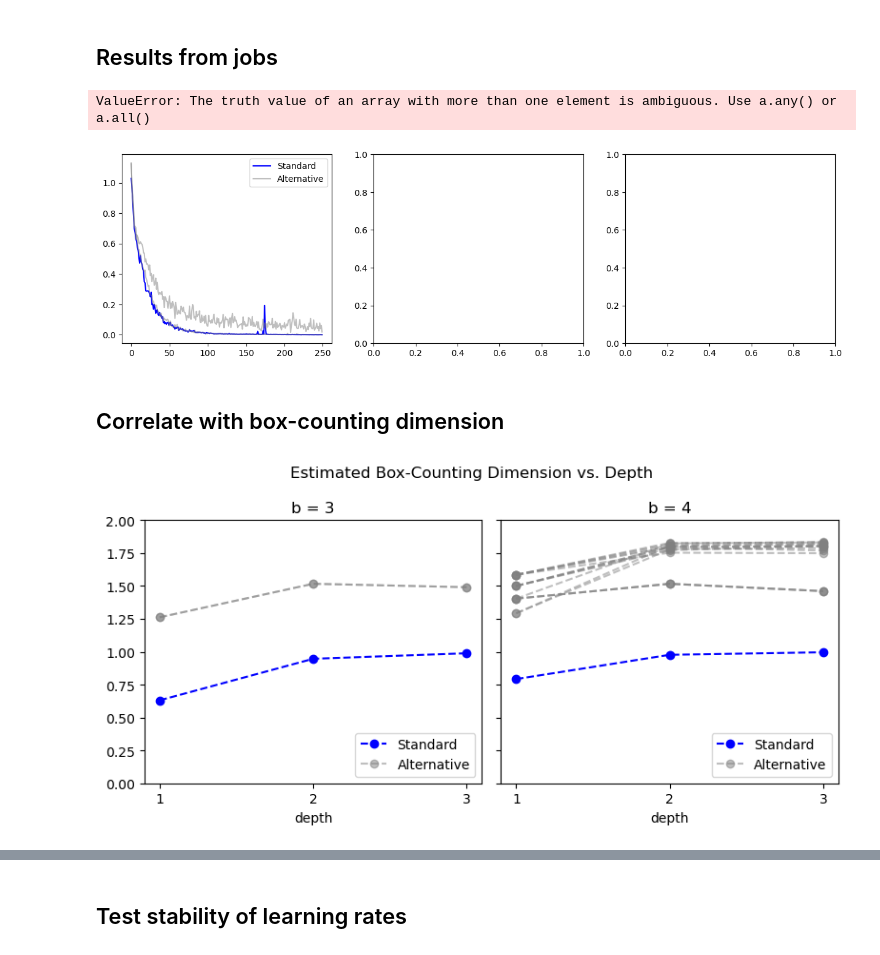
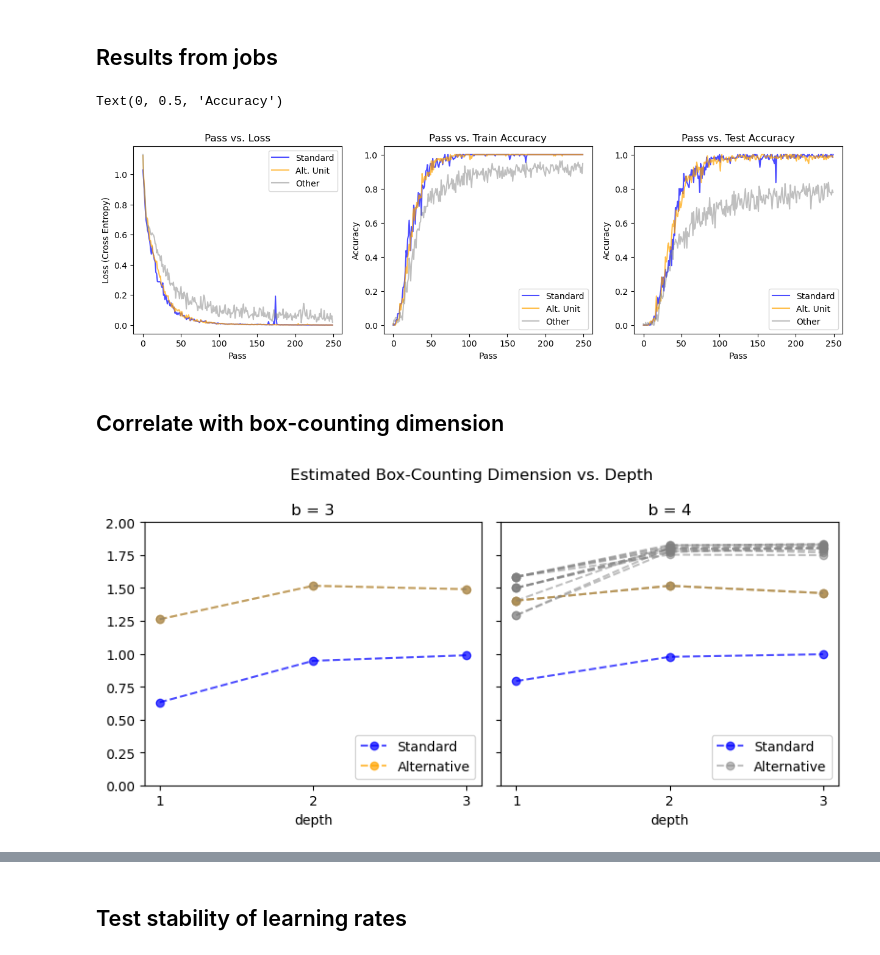
Before and after one commit to cutterdawes/BaseAddition, a Jupyter notebook: ml/ml.ipynb, the cells around one changed output, grey strips where cells are left out. Saved outputs shown, nothing was run; the diff lists cells and outputs as text; code cells hidden in the pictures.

Commit message:
Edit figure formatting

```diff
--- a/ml/ml.ipynb
+++ b/ml/ml.ipynb
@@ -63,52 +63,58 @@ loss = 0.047138, training_acc = 0.981, testing_acc = 0.833
 # %% [markdown]
 ## Results from jobs
 # %%
-with open('../pickles/learning_metrics3.pickle', 'rb') as f:
+with open('../pickles/learning_metrics/learning_metrics3.pickle', 'rb') as f:
     learning_metrics = pickle.load(f)
 # %%
 fig, axes = plt.subplots(1, 3, figsize=(15, 4))
 
 ax = axes[0]
 for dc in learning_metrics.keys():
     loss = learning_metrics[dc]['loss']
     if (np.array(dc) == 0).all():
-        ax.plot(loss, color='blue', label='Standard')
+        ax.plot(loss, color='blue', alpha=0.7, label='Standard')
+    elif len(np.unique(all_tables[3][dc])) == 2:
+        ax.plot(loss, color='orange', alpha=0.7, label='Alt. Unit')
     else:
-        ax.plot(loss, alpha=0.5, color='grey', label='Alternative')
-ax.legend(labels=['Standard', 'Alternative'])
-ax.set_xlim((np.linspace(0, 250, 6), np.linspace(0, 2500, 6)))
+        ax.plot(loss, color='grey', alpha=0.5, label='Other')
+ax.legend(labels=['Standard', 'Alt. Unit', 'Other'])
+# ax.set_xlim((np.linspace(0, 250, 6), np.linspace(0, 2500, 6)))
 ax.set_title(f'Pass vs. Loss')
 ax.set_xlabel('Pass')
 ax.set_ylabel('Loss (Cross Entropy)')
 
 ax = axes[1]
 for dc in learning_metrics.keys():
     train_acc = learning_metrics[dc]['training_acc']
     if (np.array(dc) == 0).all():
-        ax.plot(train_acc, color='blue', label='Standard')
+        ax.plot(train_acc, color='blue', alpha=0.7, label='Standard')
+    elif len(np.unique(all_tables[3][dc])) == 2:
+        ax.plot(train_acc, color='orange', alpha=0.7, label='Alt. Unit')
     else:
-        ax.plot(train_acc, alpha=0.5, color='grey', label='Alternative')
-ax.legend(labels=['Standard', 'Alternative'])
-ax.set_xlim((np.linspace(0, 250, 6), np.linspace(0, 2500, 6)))
+        ax.plot(train_acc, color='grey', alpha=0.5, label='Other')
+ax.legend(labels=['Standard', 'Alt. Unit', 'Other'])
+# ax.set_xlim((np.linspace(0, 250, 6), np.linspace(0, 2500, 6)))
 ax.set_title(f'Pass vs. Train Accuracy')
 ax.set_xlabel('Pass')
 ax.set_ylabel('Accuracy')
 
 ax = axes[2]
 for dc in learning_metrics.keys():
     test_acc = learning_metrics[dc]['testing_acc']
     if (np.array(dc) == 0).all():
-        ax.plot(test_acc, color='blue', label='Standard')
+        ax.plot(test_acc, color='blue', alpha=0.7, label='Standard')
+    elif len(np.unique(all_tables[3][dc])) == 2:
+        ax.plot(test_acc, color='orange', alpha=0.7, label='Alt. Unit')
     else:
-        ax.plot(test_acc, alpha=0.5, color='grey', label='Alternative')
-ax.legend(labels=['Standard', 'Alternative'])
-ax.set_xlim((np.linspace(0, 250, 6), np.linspace(0, 2500, 6)))
+        ax.plot(test_acc, color='grey', alpha=0.5, label='Other')
+ax.legend(labels=['Standard', 'Alt. Unit', 'Other'])
+# ax.set_xlim(np.arange(250), np.linspace(0, 2490, 250))
 ax.set_title(f'Pass vs. Test Accuracy')
 ax.set_xlabel('Pass')
 ax.set_ylabel('Accuracy')
 # %% [output]
-ValueError: The truth value of an array with more than one element is ambiguous. Use a.any() or a.all()
+Text(0, 0.5, 'Accuracy')
-[figure, old version]
+[figure, new version]
 # %% [markdown]
 ## Correlate with box-counting dimension
 # %%
@@ -124,9 +130,11 @@ for i in range(len(axes)):
     tables = all_tables[i+3]
     for dc in tables.keys():
         if (np.array(dc) == 0).all():
-            ax.plot(est_dim_box_vs_depth[i+3][dc], color='blue', marker='o', linestyle='--', label='Standard')
+            ax.plot(est_dim_box_vs_depth[i+3][dc], color='blue', alpha=0.7, marker='o', linestyle='--', label='Standard')
+        elif len(np.unique(tables[dc])) == 2:
+            ax.plot(est_dim_box_vs_depth[i+3][dc], color='orange', alpha=0.7, marker='o', linestyle='--', label='Alt. Unit')
         else:
-            ax.plot(est_dim_box_vs_depth[i+3][dc], alpha=0.5, color='grey', marker='o', linestyle='--', label='Alternative')
+            ax.plot(est_dim_box_vs_depth[i+3][dc], color='grey', alpha=0.5, marker='o', linestyle='--', label='Other')
         ax.set_xticks([0, 1, 2], [1, 2, 3])
         ax.set_xlabel('depth')
         ax.set_yticks(np.linspace(0, 2, 9))
@@ -137,7 +145,7 @@ for i in range(len(axes)):
 fig.suptitle('Estimated Box-Counting Dimension vs. Depth')
 plt.tight_layout()
 # %% [output]
-[figure, old version]
+[figure, new version]
 # %%
 def acc(x, a, b, c):
     return a / (1 + np.exp(-b * (x - c)))
```
Also changed, not shown: parts of 7 cells of this notebook, 1 other file.
